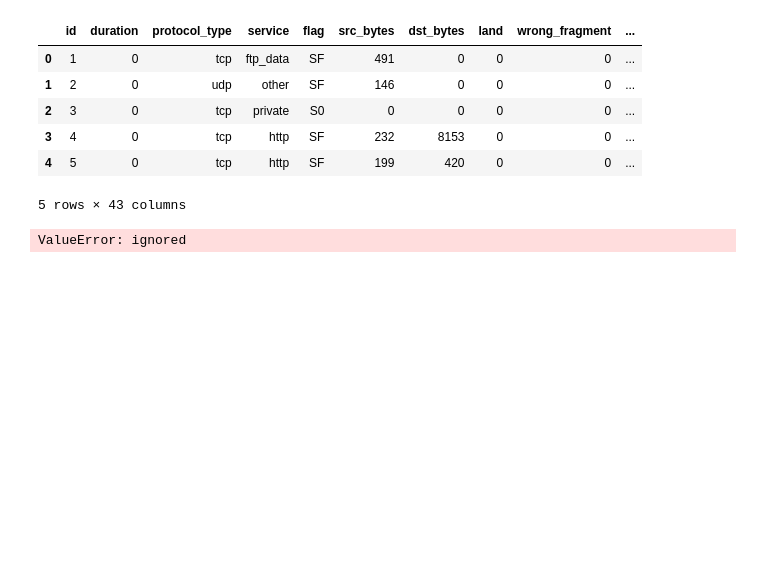
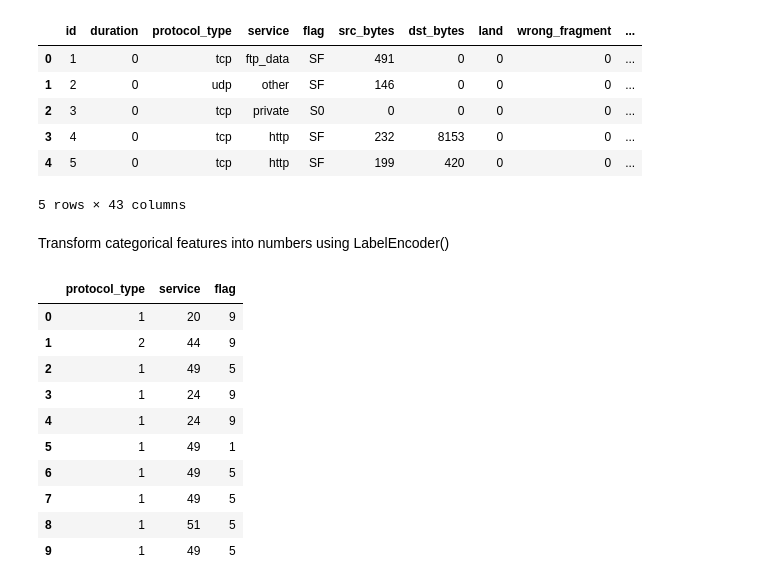
Before and after one commit to sidd-2203/Intrusion-Detection, a Jupyter notebook: IntrusionDetectionPractise.ipynb, the cells around one changed output. Saved outputs shown, nothing was run; the diff lists cells and outputs as text; code cells hidden in the pictures; blank space fills up the shorter version.

```diff
--- a/IntrusionDetectionPractise.ipynb
+++ b/IntrusionDetectionPractise.ipynb
@@ -6,13 +12,8 @@ On NSL-KDD Dataset trying to analyse performance using SVM and learn
+# %%
+data_file_path='https://raw.githubusercontent.com/sidd-2203/Intrusion-Detection/main/csv_result-KDDTrain%2B.csv'
 # %%
-import pandas as pd
-import numpy as np
-import csv
-from sklearn import svm
-import matplotlib.pyplot as plt
-
-file_path='https://raw.githubusercontent.com/sidd-2203/Intrusion-Detection/main/csv_result-KDDTrain%2B.csv'
 # Load the CSV file
-data=pd.read_csv(file_path)
+data=pd.read_csv(data_file_path)
 
 for col_name in data.columns:
   if data[col_name].dtypes=="object":
@@ -67,4 +66,23 @@ clf = svm.SVC()
-# %%
-clf.fit(X,Y)
-# %% [output]
-ValueError: ignored
+# %% [markdown]
+Transform categorical features into numbers using LabelEncoder()
+# %%
+from sklearn.preprocessing import LabelEncoder,OneHotEncoder
+categorical_columns=['protocol_type','service','flag']
+
+data_categorical_columns=data[categorical_columns]
+#data_categorical_columns.head(10)
+
+data_categorical_enc=data_categorical_columns.apply(LabelEncoder().fit_transform)
+data_categorical_enc.head(10)
+# %% [output]
+|  | protocol_type | service | flag |
+| 0 | 1 | 20 | 9 |
+| 1 | 2 | 44 | 9 |
+| 2 | 1 | 49 | 5 |
+| 3 | 1 | 24 | 9 |
+| 4 | 1 | 24 | 9 |
+| 5 | 1 | 49 | 1 |
+| 6 | 1 | 49 | 5 |
+| 7 | 1 | 49 | 5 |
+| 8 | 1 | 51 | 5 |
+| 9 | 1 | 49 | 5 |
```
Also changed, not shown: parts of 3 cells of this notebook.
